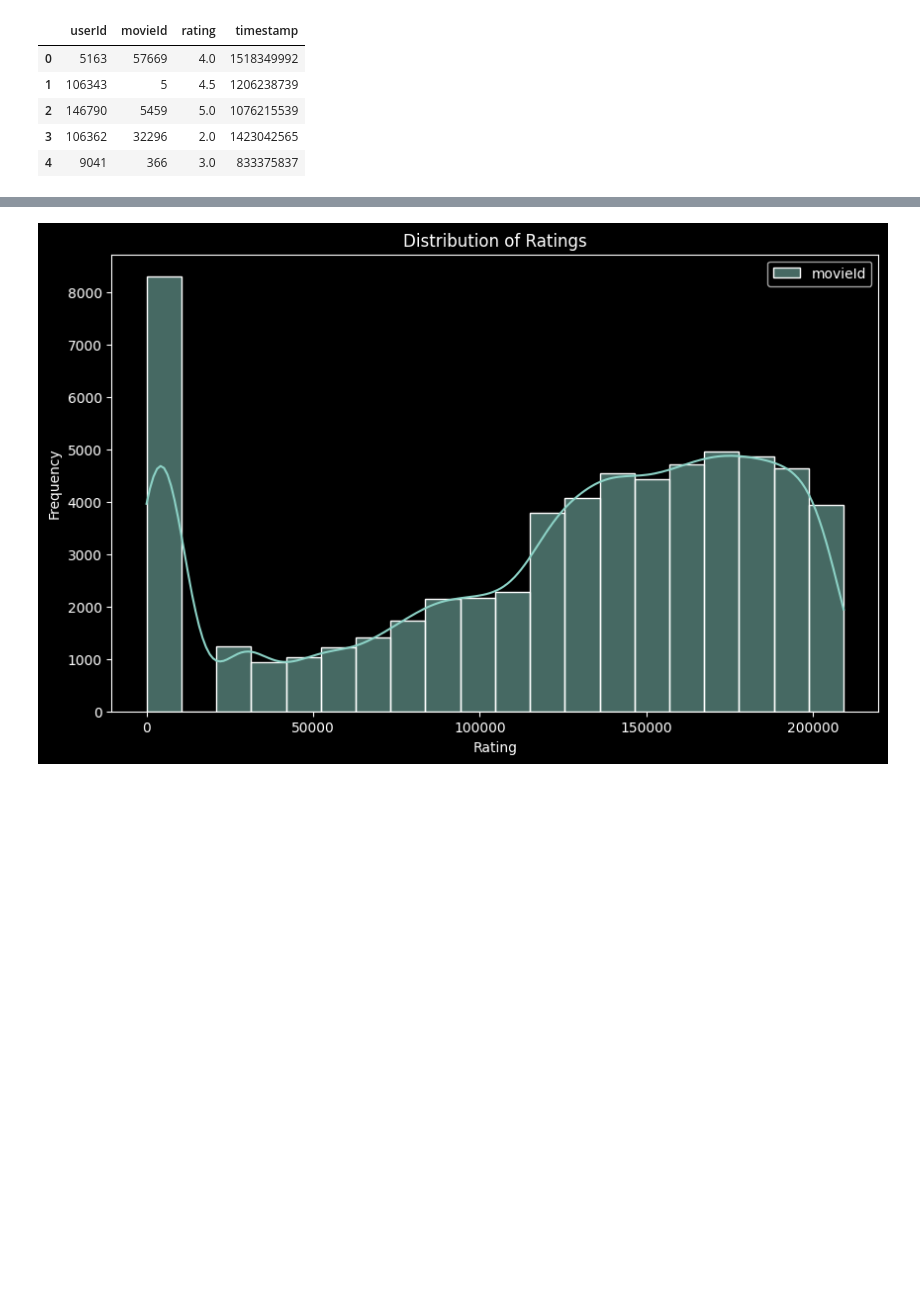
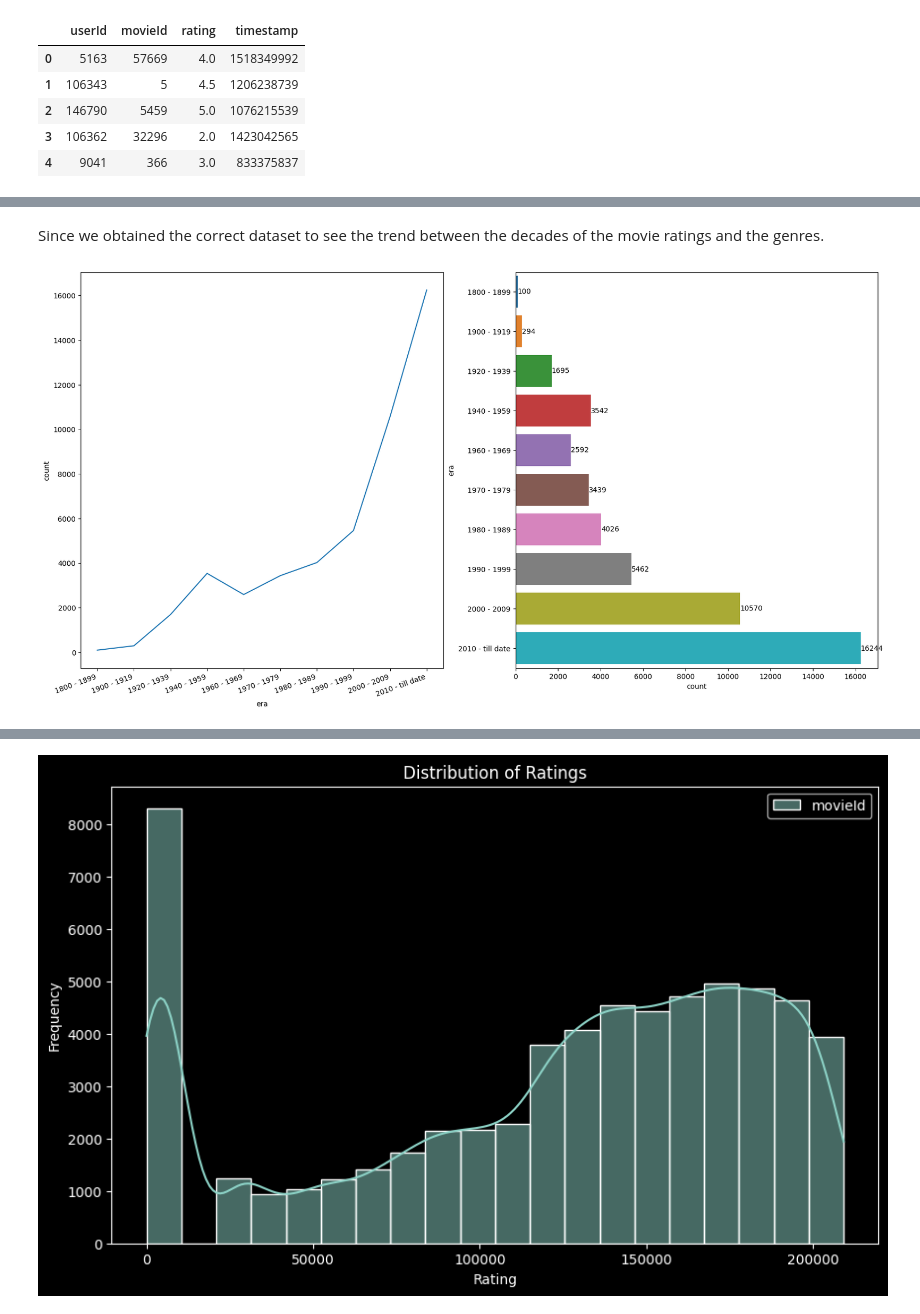
Before and after one commit to MinMaphu/NM2-Unsupervised, a Jupyter notebook: NM2_Unsupervised-checkpoint_EDA_1.ipynb, the cells around one changed output, grey strips where cells are left out. Saved outputs shown, nothing was run; the diff lists cells and outputs as text; code cells hidden in the pictures; blank space fills up the shorter version.

```diff
--- a/NM2_Unsupervised-checkpoint_EDA_1.ipynb
+++ b/NM2_Unsupervised-checkpoint_EDA_1.ipynb
@@ -652,0 +513,6 @@ plt.show()
+# %%
+# Sort the DataFrame by the years
+train3 = train3.sort_values('year',ascending=True).reset_index()
+
+# Show first 5 observations from DataFrame
+train3.head()
@@ -652,0 +569,17 @@ plt.show()
+# %%
+years  = [     '1800 - 1899',
+               '1900 - 1919',
+               '1920 - 1939',
+               '1940 - 1959',
+               '1960 - 1969',
+               '1970 - 1979',
+               '1980 - 1989',
+               '1990 - 1999',
+               '2000 - 2009',
+               '2010 - till date']
+
+
+counts_dict = {'era':years,
+                'count':counts}
+counts_df = pd.DataFrame(counts_dict)
+counts_df
@@ -652,0 +598,22 @@ plt.show()
+# %% [markdown]
+Since we obtained the correct dataset to see the trend between the decades of the movie ratings and the genres.
+# %%
+# Plotting the graph
+fig, ax = plt.subplots(1,2,figsize=(20, 10)) # Initialize the plot with set figure size
+
+# Create a lineplot to visualise the trend per 10 year period
+sns.lineplot(ax=ax[0], x='era',y = 'count',data=counts_df)
+
+# Fix x tick labels for readability
+ax[0].set_xticklabels(years,rotation = 20, ha="right")
+
+# Create a barplot to visualise the how many movies were released per 10 year period
+sns.barplot(ax=ax[1], y = 'era',x = 'count', data = counts_df)
+# Labeling the bars on the bar plot
+for container in ax[1].containers:
+    ax[1].bar_label(container)
+
+# Show the barplot
+plt.show()
+# %% [output]
+[figure, added]
```
Also changed, not shown: parts of 66 cells of this notebook.
